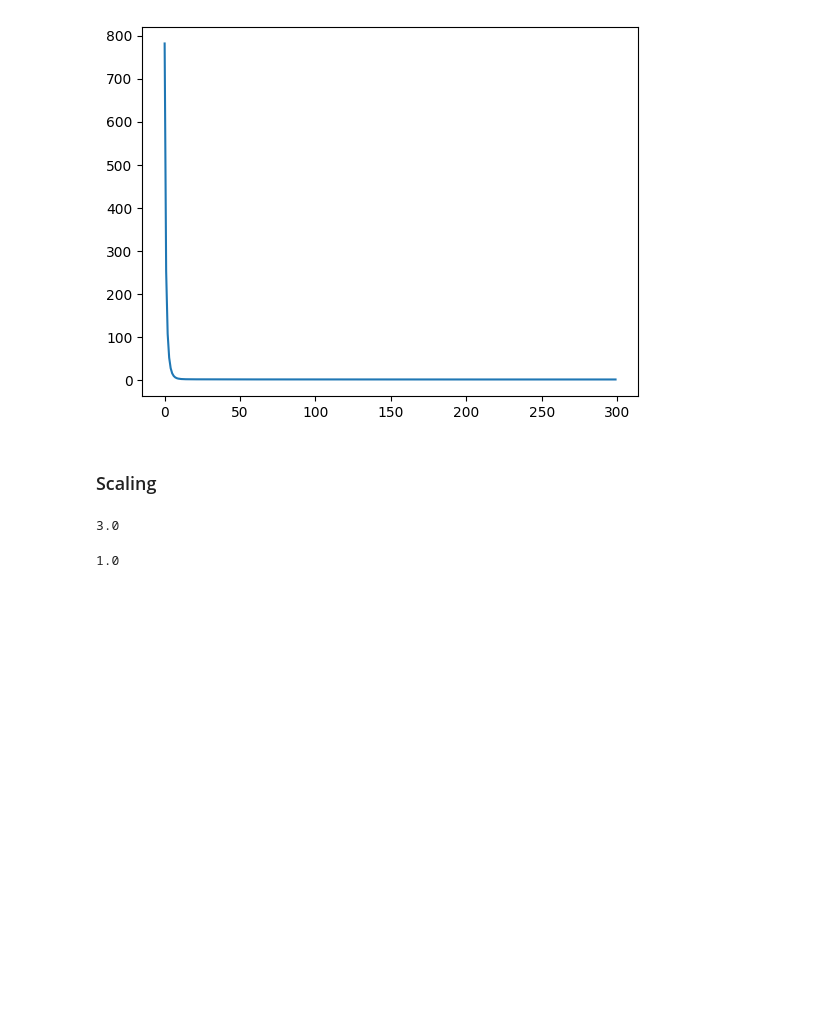
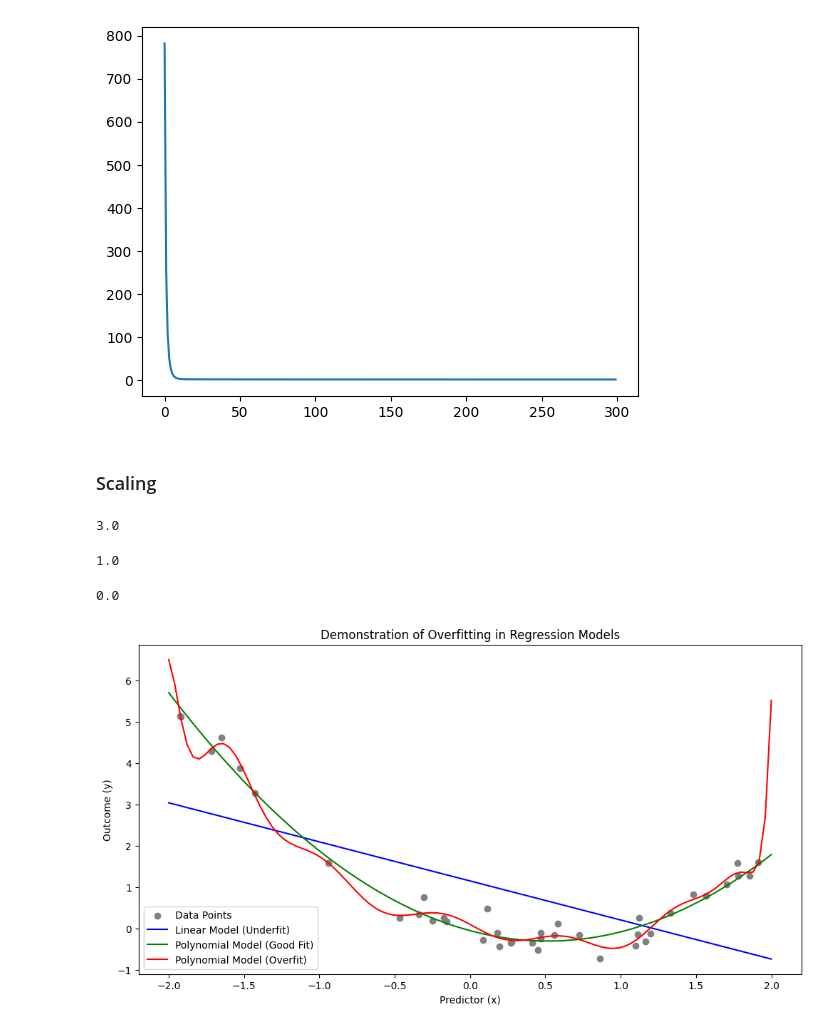
Before and after one commit to naeimrezaeian/ML_2024, a Jupyter notebook: Seminars/task3.ipynb, the cells around one changed output. Drawn from its saved outputs; the diff is of its cells as text; code cells hidden in the pictures; blank space fills up the shorter version.

```diff
--- a/Seminars/task3.ipynb
+++ b/Seminars/task3.ipynb
@@ -571,3 +590,60 @@ d=z_score_scaling(data)
 np.std(d)
 # %% [output]
 1.0
+# %%
+a=np.array([2,4])
+b=np.array([4,8])
+X=np.column_stack([a,b])
+X
+np.linalg.det(X)
+# %% [output]
+0.0
+# %%
+import numpy as np
+import matplotlib.pyplot as plt
+from sklearn.linear_model import LinearRegression
+from sklearn.preprocessing import PolynomialFeatures
+from sklearn.pipeline import make_pipeline
+
+#Generating synthetic data
+np.random.seed(0)
+x = np.random.rand(40, 1) * 4 - 2  # Random data points in range [-2, 2]
+y = x**2 - x + np.random.randn(40, 1) * 0.3  # Quadratic relationship with some noise
+
+#Linear Regression (Underfitting)
+linear_model = LinearRegression()
+linear_model.fit(x, y)
+
+#Polynomial Regression (Good Fit)
+poly_model_good = make_pipeline(PolynomialFeatures(degree=2), LinearRegression())
+poly_model_good.fit(x, y)
+
+#Polynomial Regression (Overfitting)
+poly_model_overfit = make_pipeline(PolynomialFeatures(degree=15), LinearRegression())
+poly_model_overfit.fit(x, y)
+
+#Generating test data for plotting
+x_test = np.linspace(-2, 2, 100).reshape(-1, 1)
+
+# Predictions
+y_linear = linear_model.predict(x_test)
+y_poly_good = poly_model_good.predict(x_test)
+y_poly_overfit = poly_model_overfit.predict(x_test)
+
+# Plotting
+plt.figure(figsize=(12, 6))
+
+plt.scatter(x, y, color='gray', label='Data Points')
+
+plt.plot(x_test, y_linear, label='Linear Model (Underfit)', color='blue')
+plt.plot(x_test, y_poly_good, label='Polynomial Model (Good Fit)', color='green')
+plt.plot(x_test, y_poly_overfit, label='Polynomial Model (Overfit)', color='red')
+
+plt.xlabel('Predictor (x)')
+plt.ylabel('Outcome (y)')
+plt.title('Demonstration of Overfitting in Regression Models')
+plt.legend()
+
+plt.show()
+# %% [output]
+[figure, added]
```
Also changed, not shown: parts of 2 cells of this notebook, 7 other files.
